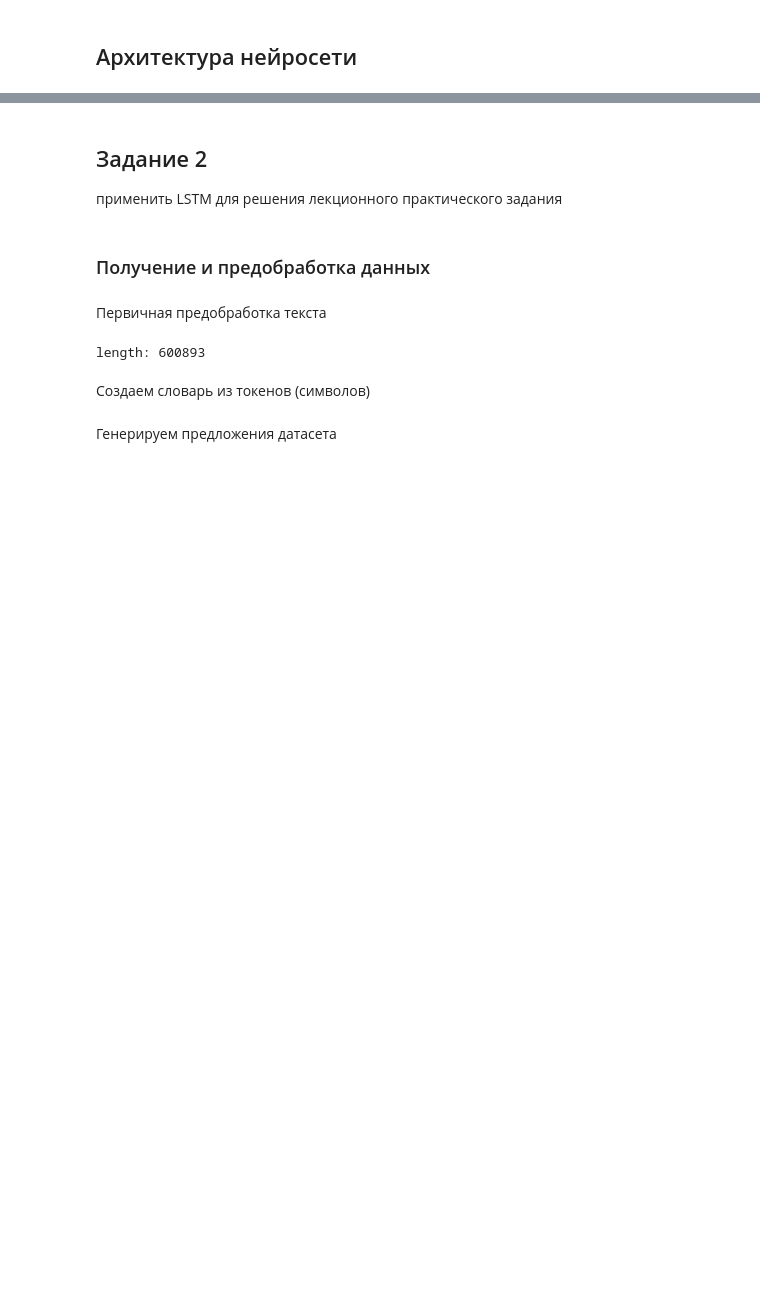
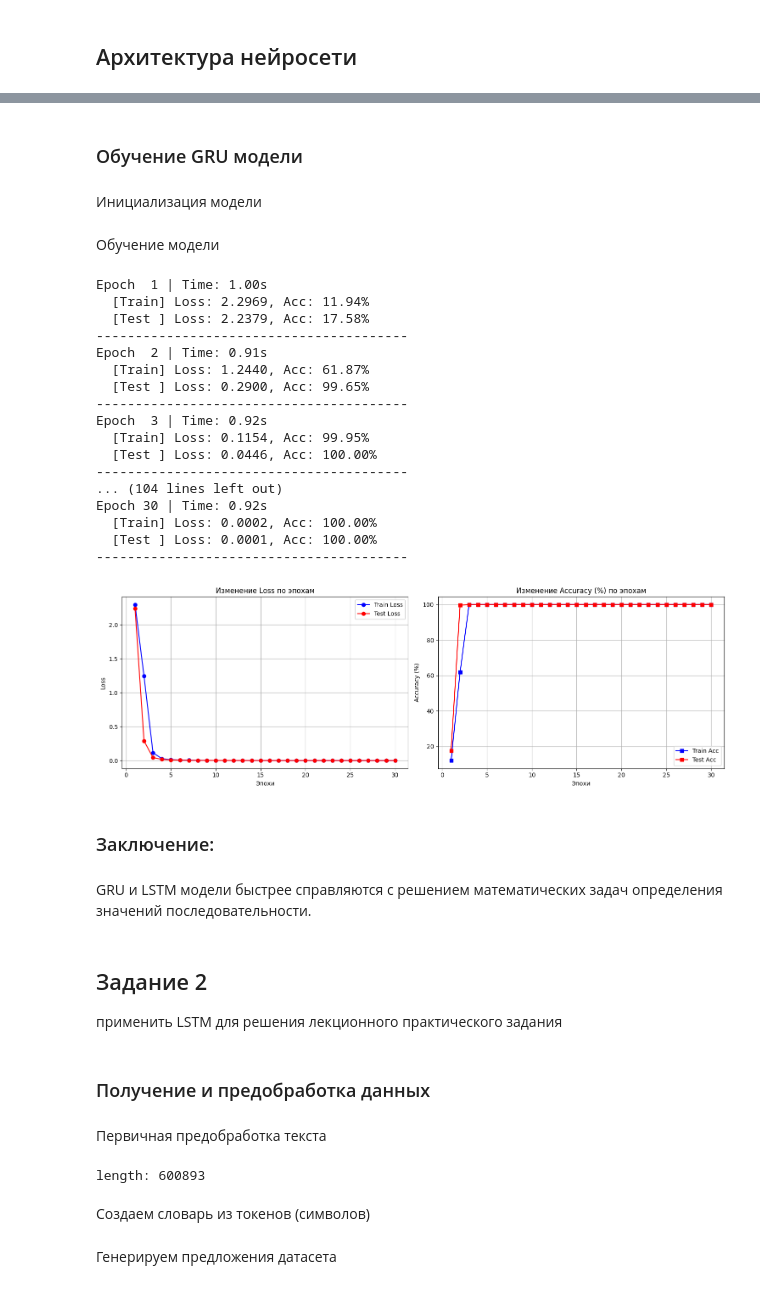
Before and after one commit to BalshowAndrew/pytorch_studying, a Jupyter notebook: rnn/HW_02_rnn.ipynb, the cells around one changed output, grey strips where cells are left out. Drawn from its saved outputs; the diff is of its cells as text; code cells hidden in the pictures; blank space fills up the shorter version.

```diff
--- a/rnn/HW_02_rnn.ipynb
+++ b/rnn/HW_02_rnn.ipynb
@@ -31,3 +307,45 @@ y1 = x1, y(i) = x(i) + x(1). Если y(i) >= 10, то y(i) = y(i) - 10
+# %% [markdown]
+### Обучение GRU модели
+# %%
+DICT_SIZE = 10
+EMBEDDING_SIZE = 16
+NUM_HIDDENS = 128
+MODEL_TYPE = nn.GRU
+# %% [markdown]
+Инициализация модели
+# %%
+model = NeuralNetwork(MODEL_TYPE, DICT_SIZE, EMBEDDING_SIZE, NUM_HIDDENS, DICT_SIZE)
+# %%
+criterion = torch.nn.CrossEntropyLoss()
+optimizer = torch.optim.Adam(model.parameters())
+# %% [markdown]
+Обучение модели
+# %%
+history = train_model(model, train_loader, test_loader, optimizer, criterion)
+plot_history(history)
+# %% [output]
+Epoch  1 | Time: 1.00s
+  [Train] Loss: 2.2969, Acc: 11.94%
+  [Test ] Loss: 2.2379, Acc: 17.58%
+----------------------------------------
+Epoch  2 | Time: 0.91s
+  [Train] Loss: 1.2440, Acc: 61.87%
+  [Test ] Loss: 0.2900, Acc: 99.65%
+----------------------------------------
+Epoch  3 | Time: 0.92s
+  [Train] Loss: 0.1154, Acc: 99.95%
+  [Test ] Loss: 0.0446, Acc: 100.00%
+----------------------------------------
+... (104 lines left out)
+Epoch 30 | Time: 0.92s
+  [Train] Loss: 0.0002, Acc: 100.00%
+  [Test ] Loss: 0.0001, Acc: 100.00%
+----------------------------------------
+[figure, added]
+# %% [markdown]
+### Заключение:
+# %% [markdown]
+GRU и LSTM модели быстрее справляются с решением математических задач определения значений последовательности.
 # %% [markdown]
 ## Задание 2
 применить LSTM для решения лекционного практического задания
```
Also changed, not shown: parts of 36 cells of this notebook.
